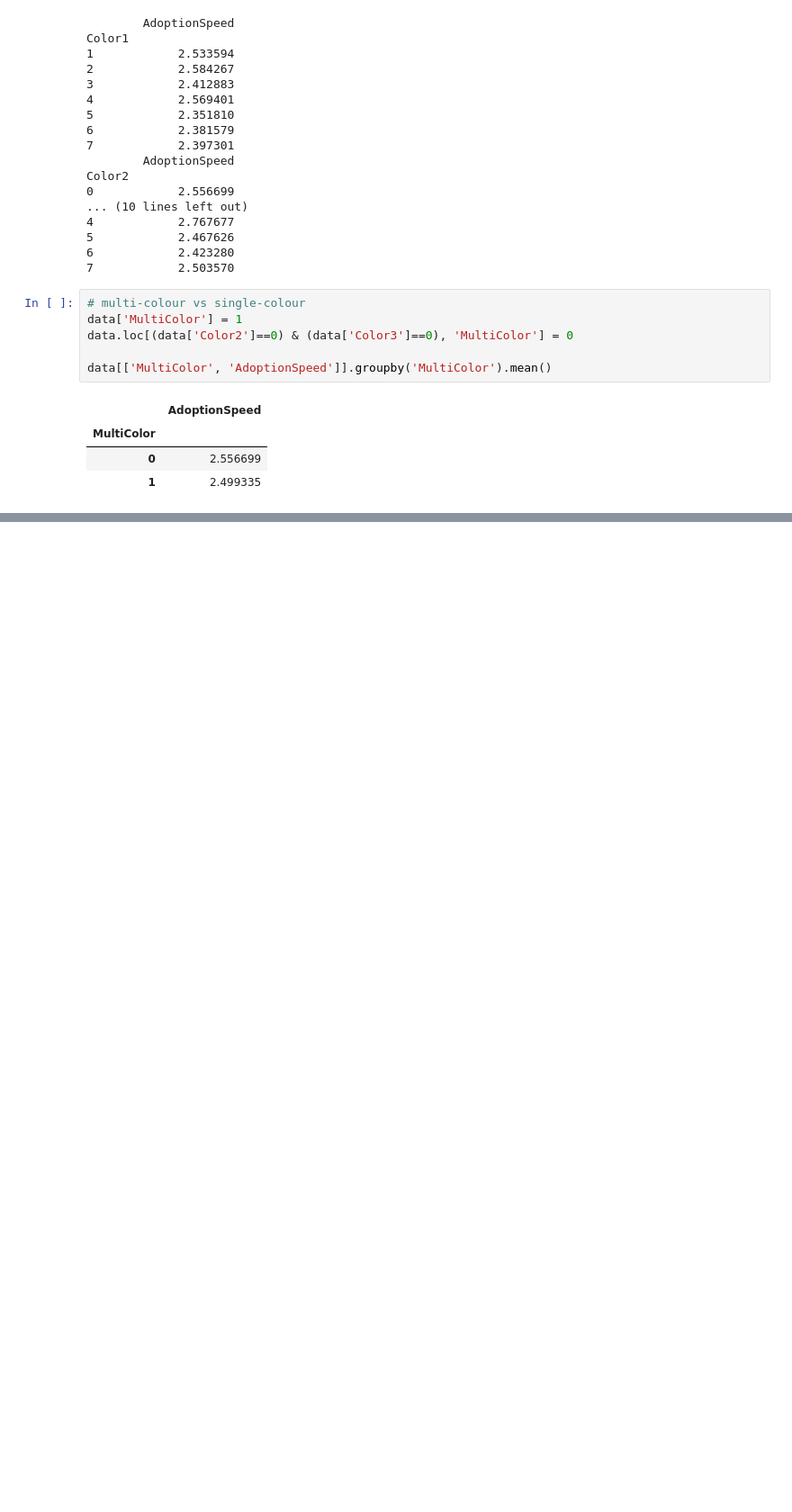
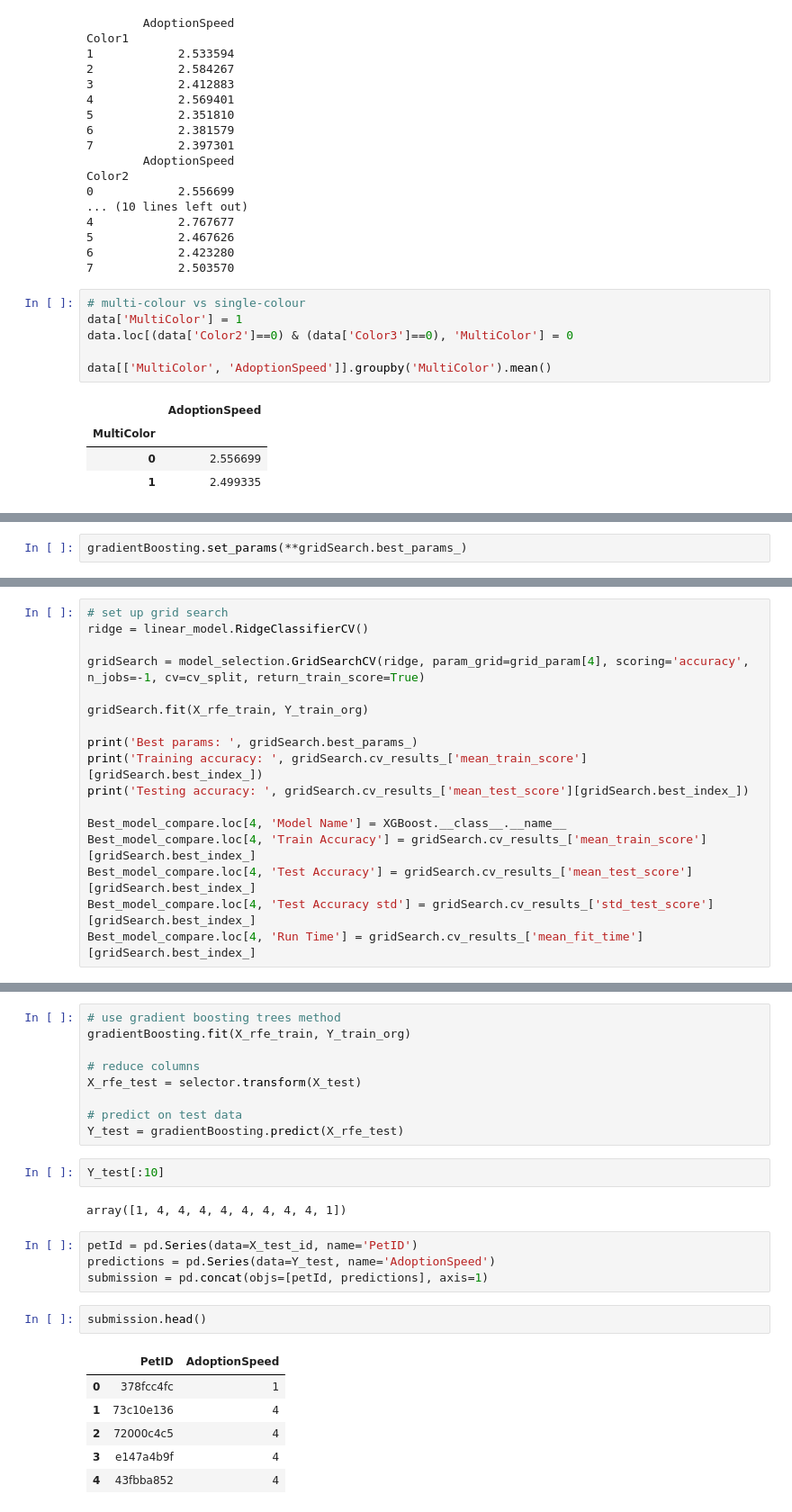
Before and after one commit to jasonnguyen3697/Adoption_prediction, a Jupyter notebook: Kernel.ipynb, the cells around one changed output, grey strips where cells are left out. Shown: that part at 90% size. Saved outputs shown, nothing was run; the diff lists cells and outputs as text; blank space fills up the shorter version.

```diff
--- a/Kernel.ipynb
+++ b/Kernel.ipynb
@@ -832,0 +1021,2 @@ submission.head()
+# %%
+gradientBoosting.set_params(**gridSearch.best_params_)
@@ -832,0 +1115,17 @@ submission.head()
+# %%
+# set up grid search
+ridge = linear_model.RidgeClassifierCV()
+
+gridSearch = model_selection.GridSearchCV(ridge, param_grid=grid_param[4], scoring='accuracy', n_jobs=-1, cv=cv_split, return_train_score=True)
+
+gridSearch.fit(X_rfe_train, Y_train_org)
+
+print('Best params: ', gridSearch.best_params_)
+print('Training accuracy: ', gridSearch.cv_results_['mean_train_score'][gridSearch.best_index_])
+print('Testing accuracy: ', gridSearch.cv_results_['mean_test_score'][gridSearch.best_index_])
+
+Best_model_compare.loc[4, 'Model Name'] = XGBoost.__class__.__name__
+Best_model_compare.loc[4, 'Train Accuracy'] = gridSearch.cv_results_['mean_train_score'][gridSearch.best_index_]
+Best_model_compare.loc[4, 'Test Accuracy'] = gridSearch.cv_results_['mean_test_score'][gridSearch.best_index_]
+Best_model_compare.loc[4, 'Test Accuracy std'] = gridSearch.cv_results_['std_test_score'][gridSearch.best_index_]
+Best_model_compare.loc[4, 'Run Time'] = gridSearch.cv_results_['mean_fit_time'][gridSearch.best_index_]
@@ -832,0 +1145,26 @@ submission.head()
+# %%
+# use gradient boosting trees method
+gradientBoosting.fit(X_rfe_train, Y_train_org)
+
+# reduce columns
+X_rfe_test = selector.transform(X_test)
+
+# predict on test data
+Y_test = gradientBoosting.predict(X_rfe_test)
+# %%
+Y_test[:10]
+# %% [output]
+array([1, 4, 4, 4, 4, 4, 4, 4, 4, 1])
+# %%
+petId = pd.Series(data=X_test_id, name='PetID')
+predictions = pd.Series(data=Y_test, name='AdoptionSpeed')
+submission = pd.concat(objs=[petId, predictions], axis=1)
+# %%
+submission.head()
+# %% [output]
+|  | PetID | AdoptionSpeed |
+| 0 | 378fcc4fc | 1 |
+| 1 | 73c10e136 | 4 |
+| 2 | 72000c4c5 | 4 |
+| 3 | e147a4b9f | 4 |
+| 4 | 43fbba852 | 4 |
```
Also changed, not shown: parts of 27 cells of this notebook.
